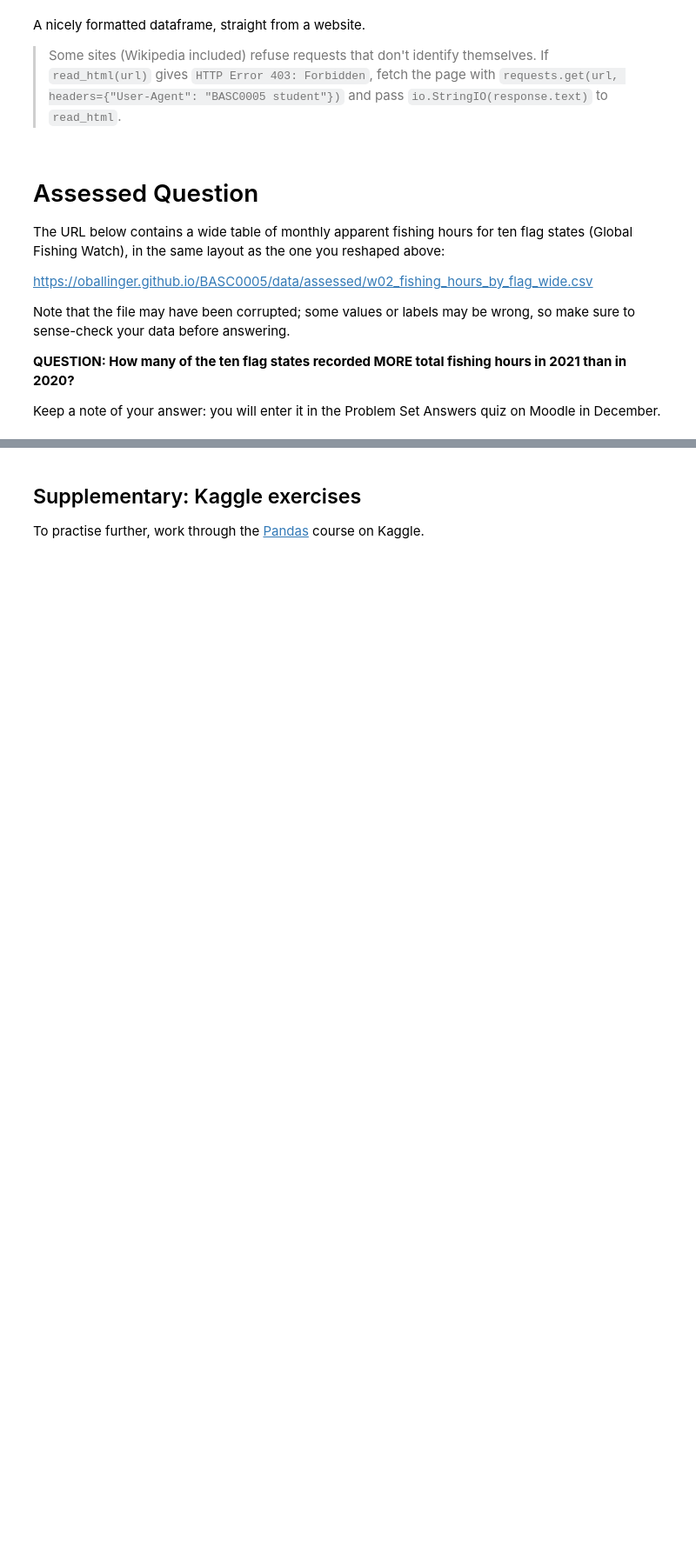
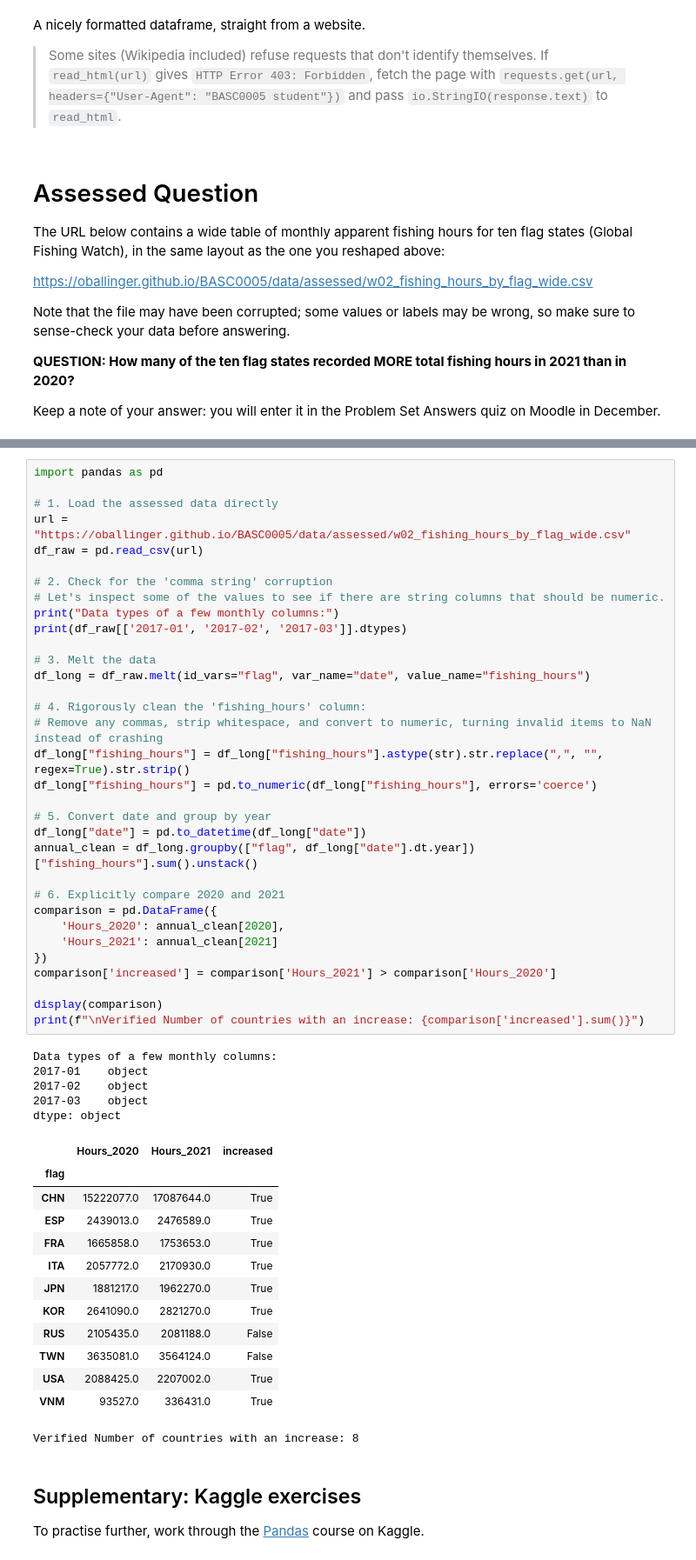
Before and after one commit to ysubev/QM2, a Jupyter notebook: notebooks/W02. Pandas.ipynb, the cells around one changed output, grey strips where cells are left out. Shown at 87% size. Saved outputs shown, nothing was run; the diff lists cells and outputs as text; blank space fills up the shorter version.

```diff
--- a/notebooks/W02. Pandas.ipynb
+++ b/notebooks/W02. Pandas.ipynb
@@ -541,3 +620,55 @@ Keep a note of your answer: you will enter it in the Problem Set Answers quiz on
+# %%
+import pandas as pd
+
+# 1. Load the assessed data directly
+url = "https://oballinger.github.io/BASC0005/data/assessed/w02_fishing_hours_by_flag_wide.csv"
+df_raw = pd.read_csv(url)
+
+# 2. Check for the 'comma string' corruption
+# Let's inspect some of the values to see if there are string columns that should be numeric.
+print("Data types of a few monthly columns:")
+print(df_raw[['2017-01', '2017-02', '2017-03']].dtypes)
+
+# 3. Melt the data
+df_long = df_raw.melt(id_vars="flag", var_name="date", value_name="fishing_hours")
+
+# 4. Rigorously clean the 'fishing_hours' column:
+# Remove any commas, strip whitespace, and convert to numeric, turning invalid items to NaN instead of crashing
+df_long["fishing_hours"] = df_long["fishing_hours"].astype(str).str.replace(",", "", regex=True).str.strip()
+df_long["fishing_hours"] = pd.to_numeric(df_long["fishing_hours"], errors='coerce')
+
+# 5. Convert date and group by year
+df_long["date"] = pd.to_datetime(df_long["date"])
+annual_clean = df_long.groupby(["flag", df_long["date"].dt.year])["fishing_hours"].sum().unstack()
+
+# 6. Explicitly compare 2020 and 2021
+comparison = pd.DataFrame({
+    'Hours_2020': annual_clean[2020],
+    'Hours_2021': annual_clean[2021]
+})
+comparison['increased'] = comparison['Hours_2021'] > comparison['Hours_2020']
+
+display(comparison)
+print(f"\nVerified Number of countries with an increase: {comparison['increased'].sum()}")
+# %% [output]
+Data types of a few monthly columns:
+2017-01    object
+2017-02    object
+2017-03    object
+dtype: object
+|  | Hours_2020 | Hours_2021 | increased |
+| flag |  |  |  |
+| CHN | 15222077.0 | 17087644.0 | True |
+| ESP | 2439013.0 | 2476589.0 | True |
+| FRA | 1665858.0 | 1753653.0 | True |
+| ITA | 2057772.0 | 2170930.0 | True |
+| JPN | 1881217.0 | 1962270.0 | True |
+| KOR | 2641090.0 | 2821270.0 | True |
+| RUS | 2105435.0 | 2081188.0 | False |
+| TWN | 3635081.0 | 3564124.0 | False |
+| USA | 2088425.0 | 2207002.0 | True |
+| VNM | 93527.0 | 336431.0 | True |
+Verified Number of countries with an increase: 8
 # %% [markdown]
 ## Supplementary: Kaggle exercises
 
```
Also changed, not shown: parts of 5 cells of this notebook.
